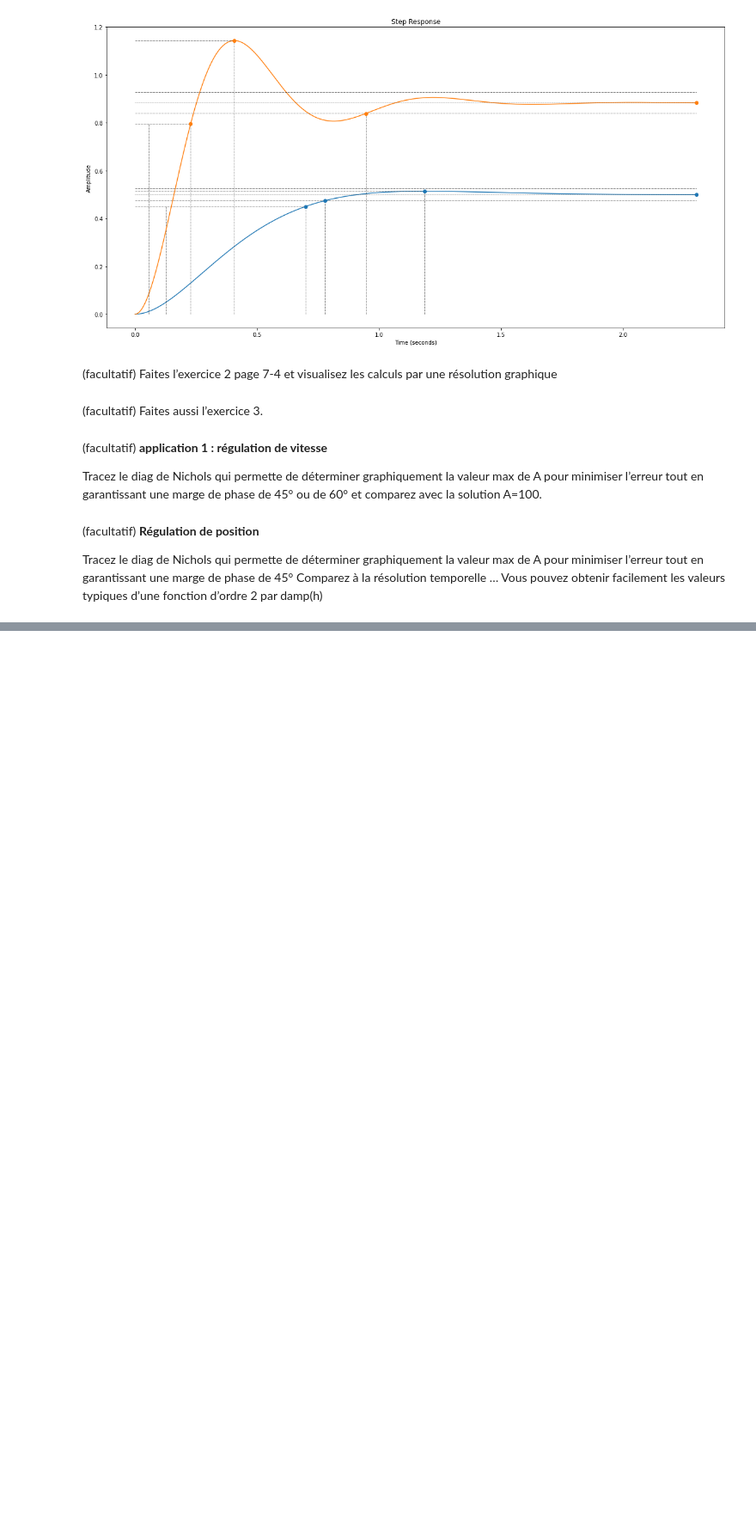
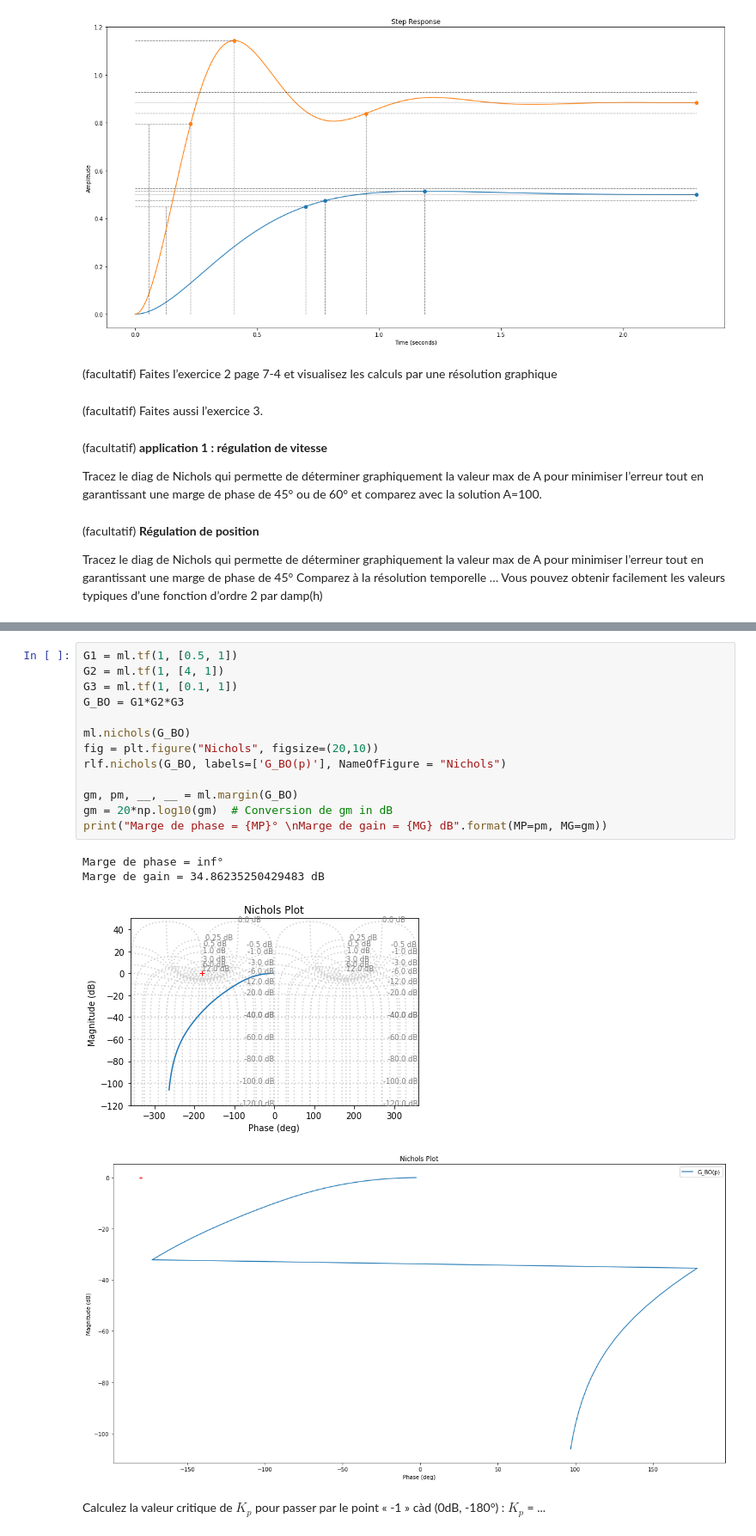
Before and after one commit to AlbanVl/ReguLaboGramme, a Jupyter notebook: _sources/regu/LaboSeance5.ipynb, the cells around one changed output, grey strips where cells are left out. Shown at 86% size. Cells and saved outputs as stored; diff of their text form; blank space fills up the shorter version.

```diff
--- a/_sources/regu/LaboSeance5.ipynb
+++ b/_sources/regu/LaboSeance5.ipynb
@@ -214,0 +229,20 @@ Vous pouvez obtenir facilement les valeurs typiques d’une fonction d’ordre 2
+# %%
+G1 = ml.tf(1, [0.5, 1])
+G2 = ml.tf(1, [4, 1])
+G3 = ml.tf(1, [0.1, 1])
+G_BO = G1*G2*G3
+
+ml.nichols(G_BO)
+fig = plt.figure("Nichols", figsize=(20,10))
+rlf.nichols(G_BO, labels=['G_BO(p)'], NameOfFigure = "Nichols")
+
+gm, pm, __, __ = ml.margin(G_BO)
+gm = 20*np.log10(gm)  # Conversion de gm in dB
+print("Marge de phase = {MP}° \nMarge de gain = {MG} dB".format(MP=pm, MG=gm))
+# %% [output]
+Marge de phase = inf°
+Marge de gain = 34.86235250429483 dB
+[figure, added]
+[figure, added]
+# %% [markdown]
+Calculez la valeur critique de $K_p$ pour passer par le point « -1 » càd (0dB, -180°) : $K_p$ = ...
```
Also changed, not shown: parts of 14 cells of this notebook, 8 other files.
